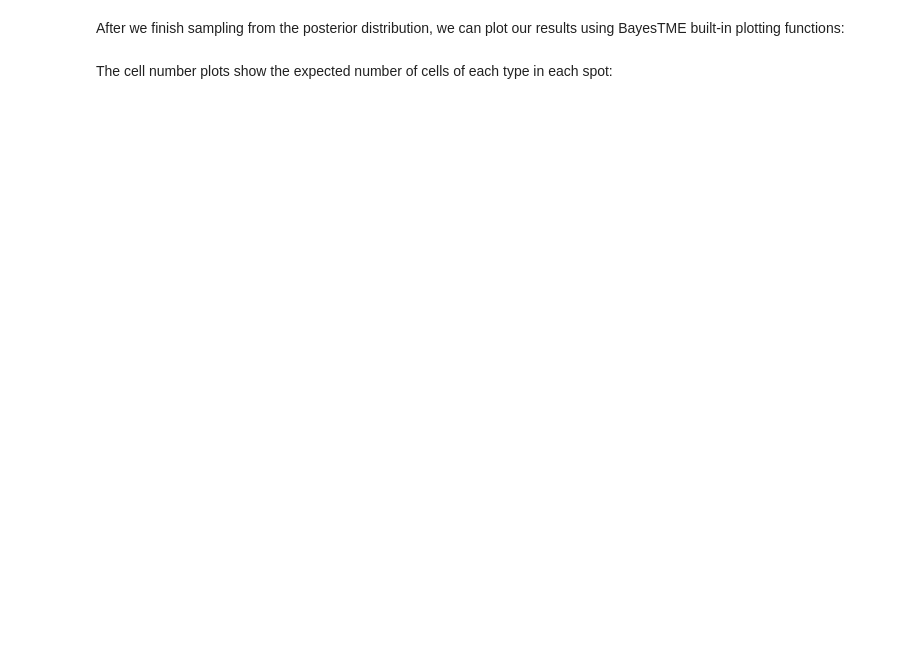
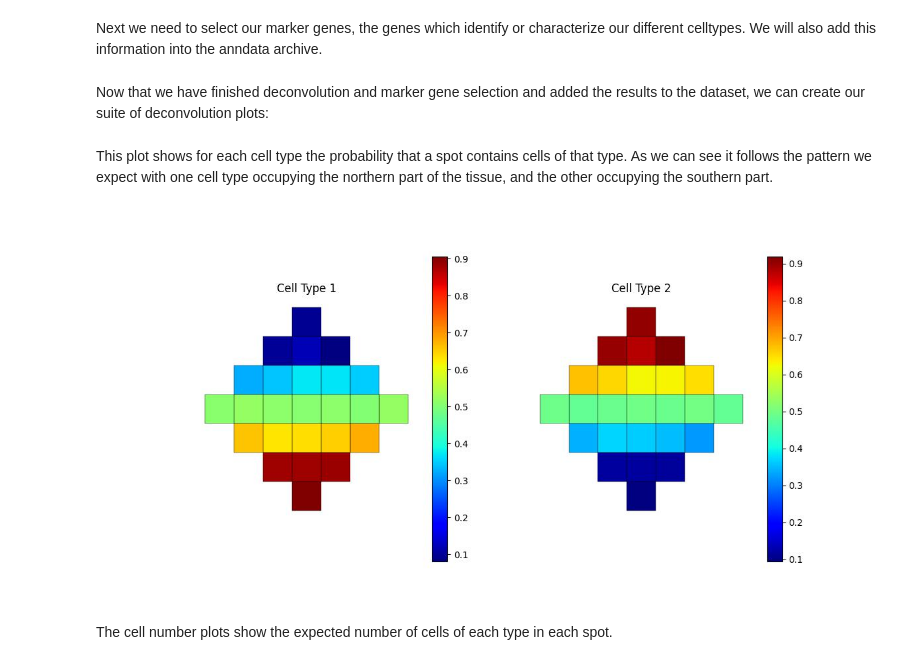
Before and after one commit to tansey-lab/bayestme, a Jupyter notebook: notebooks/deconvolution.ipynb, the cells around one changed output. Cells and saved outputs as stored; diff of their text form; code cells hidden in the pictures; blank space fills up the shorter version.

```diff
--- a/notebooks/deconvolution.ipynb
+++ b/notebooks/deconvolution.ipynb
@@ -54,0 +53,2 @@ deconvolution_result = deconvolution.deconvolve(
+# %% [markdown]
+Next we need to select our marker genes, the genes which identify or characterize our different celltypes. We will also add this information into the anndata archive.
@@ -55,3 +67,3 @@ deconvolution_result = deconvolution.deconvolve(
 # %% [markdown]
-After we finish sampling from the posterior distribution, we can plot our results using BayesTME built-in plotting functions:
+Now that we have finished deconvolution and marker gene selection and added the results to the dataset, we can create our suite of deconvolution plots:
 # %%
@@ -72,2 +80,8 @@ deconvolution.plot_deconvolution(
+# %% [markdown]
+This plot shows for each cell type the probability that a spot contains cells of that type. As we can see it follows the pattern we expect with one cell type occupying the northern part of the tissue, and the other occupying the southern part.
+# %%
+Image('./deconvolution_plots/cell_type_probabilities.jpg')
+# %% [output]
+[figure, added]
 # %% [markdown]
-The cell number plots show the expected number of cells of each type in each spot:
+The cell number plots show the expected number of cells of each type in each spot.
```
Also changed, not shown: parts of 17 cells of this notebook, 3 other files.
